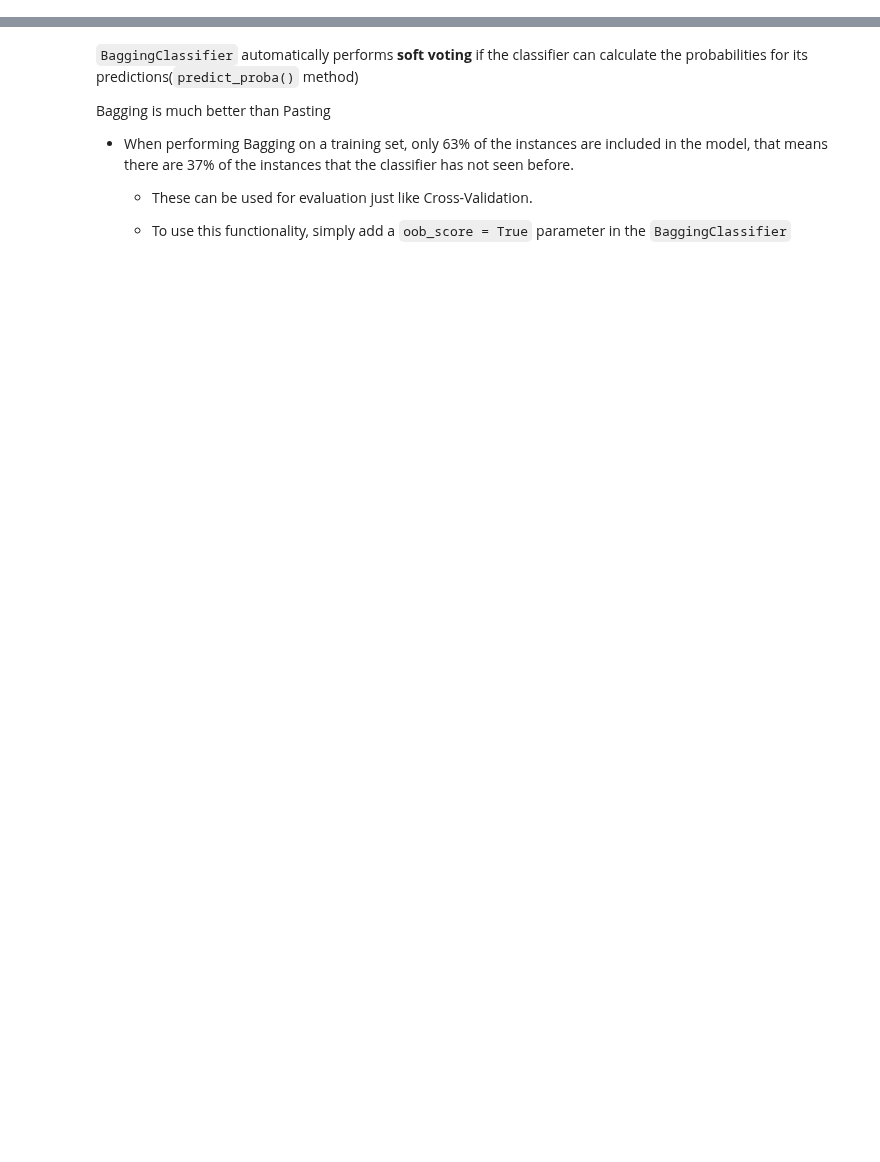
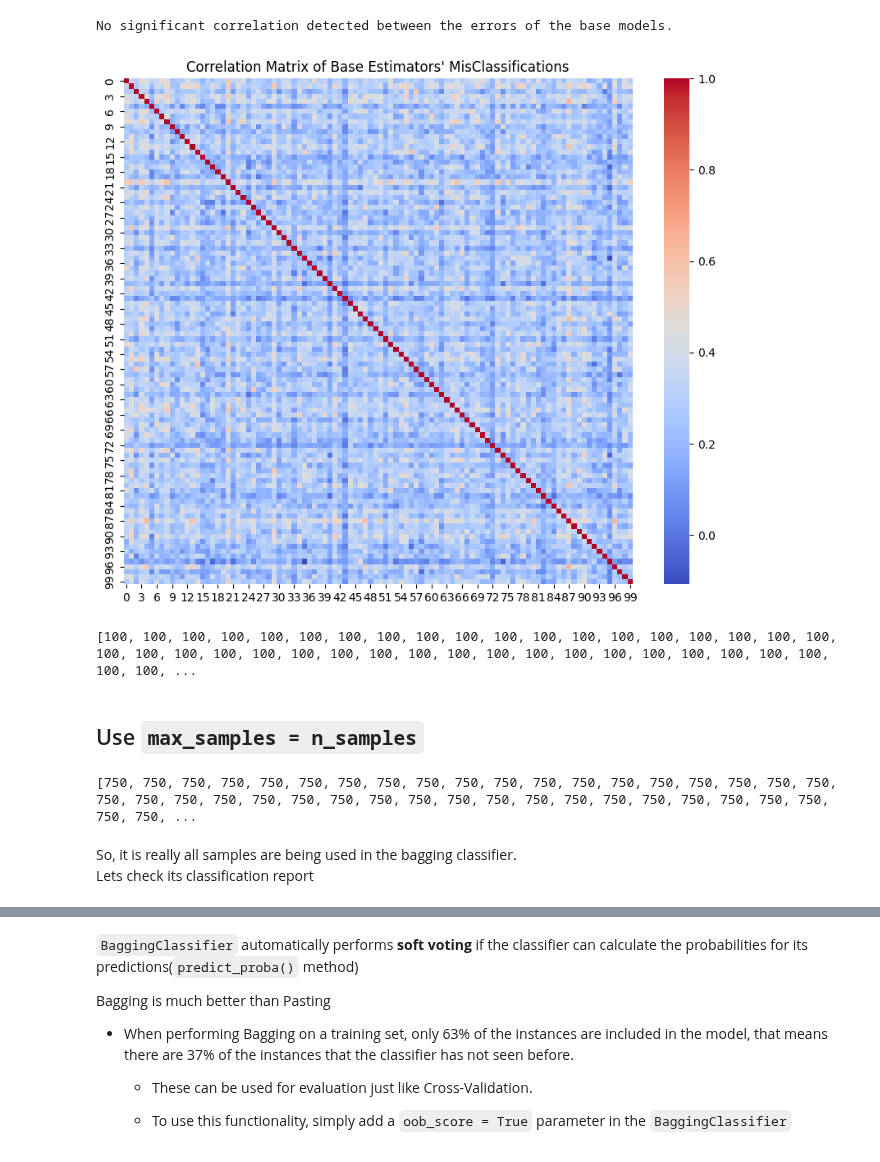
Before and after one commit to akshayDev17/Machine-Learning-Concepts, a Jupyter notebook: src/Ensemble Learning/Bagging.ipynb, the cells around one changed output, grey strips where cells are left out. Drawn from its saved outputs; the diff is of its cells as text; code cells hidden in the pictures; blank space fills up the shorter version.

```diff
--- a/src/Ensemble Learning/Bagging.ipynb
+++ b/src/Ensemble Learning/Bagging.ipynb
@@ -49,0 +101,18 @@ voting_clf = VotingClassifier(
+# %%
+# lets see how the individual estimators fare against the trained decision tree
+# compare the base estimators' performance with the fully-grown isolated decision tree
+
+# Get predictions from each base model
+base_model_preds = [model.predict(X_test) for model in bag_clf.estimators_]
+
+base_model_precisions = [precision_score(y_test, base_model_pred, average=None) for base_model_pred in base_model_preds]
+base_model_recalls = [recall_score(y_test, base_model_pred, average=None) for base_model_pred in base_model_preds]
+base_model_f1s = [f1_score(y_test, base_model_pred, average=None) for base_model_pred in base_model_preds]
+
+dt_clf_precision = precision_score(y_test, y_pred_dt_clf, average=None)
+dt_clf_recall = recall_score(y_test, y_pred_dt_clf, average=None)
+dt_clf_f1 = f1_score(y_test, y_pred_dt_clf, average=None)
+
+print(Counter((dt_clf_precision > base_model_precisions).all(axis=1)))
+print(Counter((dt_clf_recall > base_model_recalls).all(axis=1)))
+print(Counter((dt_clf_f1 > base_model_f1s).all(axis=1)))
@@ -50,12 +135,55 @@ voting_clf = VotingClassifier(
+# %%
+###################### Classification task ######################
+# Compute misclassification residuals (1 if wrong, 0 if correct)
+
+y_true_broadcasted_per_estimator = np.tile(y_test, (bag_clf.n_estimators,1))
+
+misclassifications = (base_model_preds != y_true_broadcasted_per_estimator).astype(int)
+
+# Calculate the correlation matrix of the misclassifications
+correlation_matrix = np.corrcoef(misclassifications)
+
+
+#################  AUTOMATED EVALUATION OF CORRELATION MATRIX ############################
+#################  WHEN NO. OF ESTIMATORS IS TOO HIGH ####################################
+# Find the pairwise correlations that are too high (above some threshold, e.g., 0.9)
+high_correlation_pairs = np.where(np.abs(correlation_matrix) > 0.9)
+high_correlation_pairs = [(i, j) for i, j in zip(*high_correlation_pairs) if i < j]
+
+# Output the problematic pairs of base models
+if high_correlation_pairs:
+    print("Found high correlation between the following base model pairs (indices):")
+    for pair in high_correlation_pairs:
+        print(pair)
+else:
+    print("No significant correlation detected between the errors of the base models.")
+
+plt.figure(figsize=(10, 8))
+sb.heatmap(data=correlation_matrix, annot=False, cmap="coolwarm", fmt=".2f")
+plt.title("Correlation Matrix of Base Estimators' MisClassifications")
+plt.show()
+# %% [output]
+No significant correlation detected between the errors of the base models.
+[figure, added]
+# %%
+print([len(x) for x in bag_clf.estimators_samples_])
+# %% [output]
+[100, 100, 100, 100, 100, 100, 100, 100, 100, 100, 100, 100, 100, 100, 100, 100, 100, 100, 100, 100, 100, 100, 100, 100, 100, 100, 100, 100, 100, 100, 100, 100, 100, 100, 100, 100, 100, 100, 100, 100, ...
+# %% [markdown]
+## Use `max_samples = n_samples`
 # %%
-from sklearn.ensemble import BaggingClassifier
-from sklearn.tree import DecisionTreeClassifier
-
-bag_clf = BaggingClassifier(
+# if max_samples is not used
+bag_clf_2 = BaggingClassifier(
     DecisionTreeClassifier(random_state=42),
-    n_estimators=500,
-    max_samples=100,
+    n_estimators=100,
     bootstrap=True, # usage of Bagging, for pasting change this to False
     n_jobs=2,
     random_state=42
 )
+bag_clf_2.fit(X_train, y_train)
+print([len(x) for x in bag_clf_2.estimators_samples_])
+# %% [output]
+[750, 750, 750, 750, 750, 750, 750, 750, 750, 750, 750, 750, 750, 750, 750, 750, 750, 750, 750, 750, 750, 750, 750, 750, 750, 750, 750, 750, 750, 750, 750, 750, 750, 750, 750, 750, 750, 750, 750, 750, ...
+# %% [markdown]
+So, it is really all samples are being used in the bagging classifier.\
+Lets check its classification report
```
Also changed, not shown: parts of 28 cells of this notebook, 2 other files.
